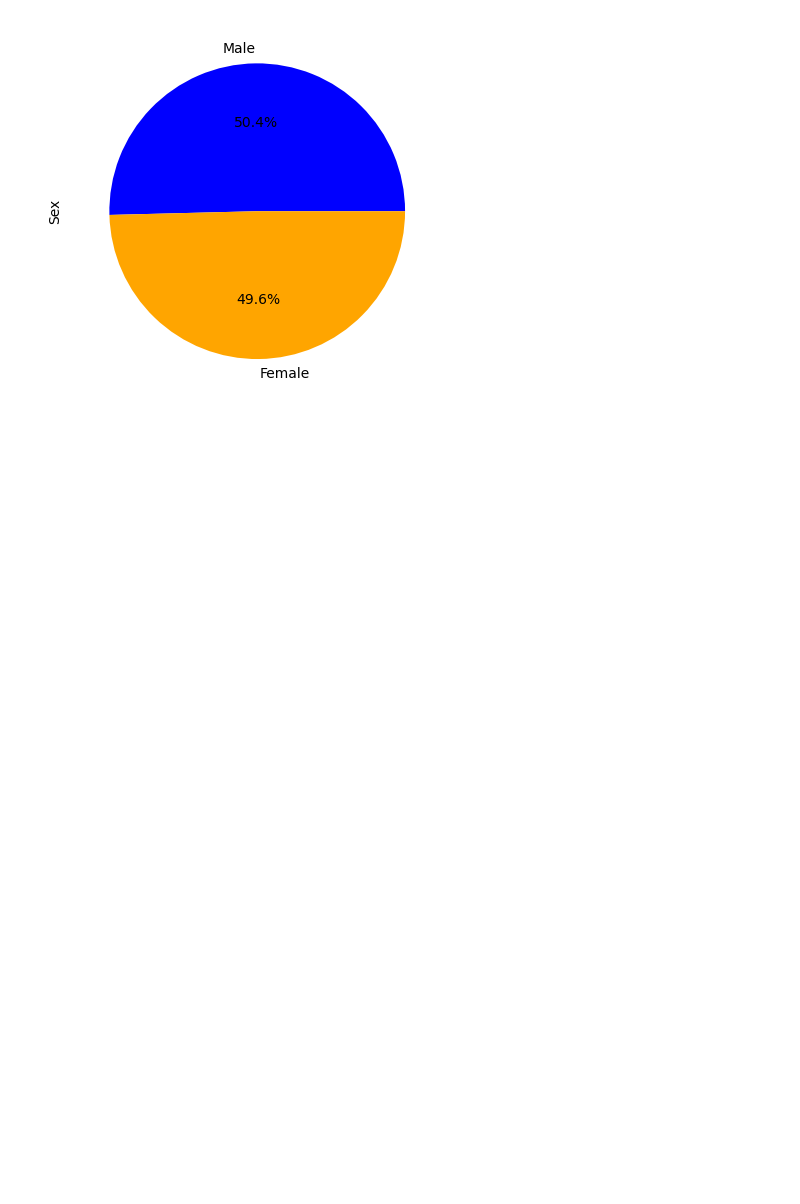
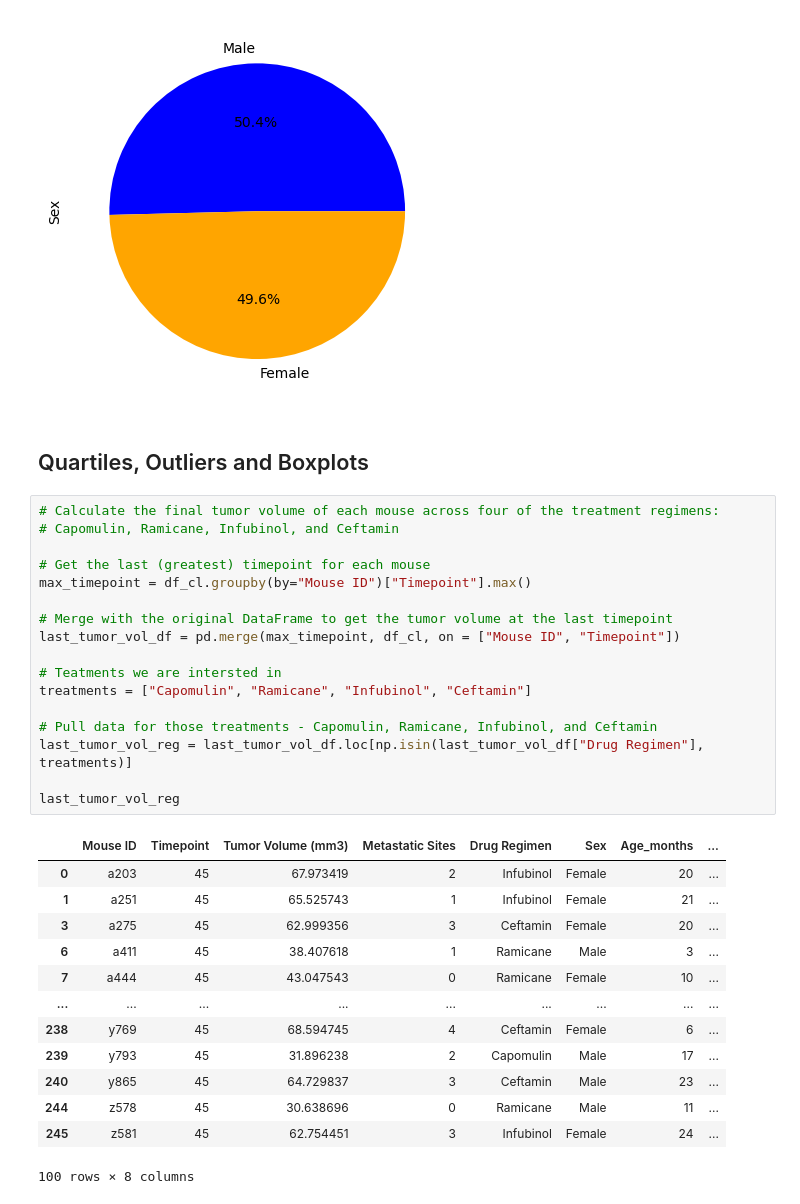
Before and after one commit to jdolinsky/viz, a Jupyter notebook: pymaceuticals_analysis.ipynb, the cells around one changed output. Cells and saved outputs as stored; diff of their text form; blank space fills up the shorter version.

Commit message:
Added code for calculating quartiles, IQR,  and outliers

```diff
--- a/pymaceuticals_analysis.ipynb
+++ b/pymaceuticals_analysis.ipynb
@@ -233,3 +233,36 @@ plt.ylabel("Sex")
 plt.show()
 # %% [output]
 [figure]
+# %% [markdown]
+<h2>Quartiles, Outliers and Boxplots</h2>
+# %%
+# Calculate the final tumor volume of each mouse across four of the treatment regimens:
+# Capomulin, Ramicane, Infubinol, and Ceftamin
+
+# Get the last (greatest) timepoint for each mouse
+max_timepoint = df_cl.groupby(by="Mouse ID")["Timepoint"].max()
+
+# Merge with the original DataFrame to get the tumor volume at the last timepoint
+last_tumor_vol_df = pd.merge(max_timepoint, df_cl, on = ["Mouse ID", "Timepoint"])
+
+# Teatments we are intersted in
+treatments = ["Capomulin", "Ramicane", "Infubinol", "Ceftamin"]
+
+# Pull data for those treatments - Capomulin, Ramicane, Infubinol, and Ceftamin
+last_tumor_vol_reg = last_tumor_vol_df.loc[np.isin(last_tumor_vol_df["Drug Regimen"], treatments)]
+
+last_tumor_vol_reg
+# %% [output]
+|  | Mouse ID | Timepoint | Tumor Volume (mm3) | Metastatic Sites | Drug Regimen | Sex | Age_months | ... |
+| 0 | a203 | 45 | 67.973419 | 2 | Infubinol | Female | 20 | ... |
+| 1 | a251 | 45 | 65.525743 | 1 | Infubinol | Female | 21 | ... |
+| 3 | a275 | 45 | 62.999356 | 3 | Ceftamin | Female | 20 | ... |
+| 6 | a411 | 45 | 38.407618 | 1 | Ramicane | Male | 3 | ... |
+| 7 | a444 | 45 | 43.047543 | 0 | Ramicane | Female | 10 | ... |
+| ... | ... | ... | ... | ... | ... | ... | ... | ... |
+| 238 | y769 | 45 | 68.594745 | 4 | Ceftamin | Female | 6 | ... |
+| 239 | y793 | 45 | 31.896238 | 2 | Capomulin | Male | 17 | ... |
+| 240 | y865 | 45 | 64.729837 | 3 | Ceftamin | Male | 23 | ... |
+| 244 | z578 | 45 | 30.638696 | 0 | Ramicane | Male | 11 | ... |
+| 245 | z581 | 45 | 62.754451 | 3 | Infubinol | Female | 24 | ... |
+100 rows × 8 columns
```
Also changed, not shown: parts of 4 cells of this notebook.
